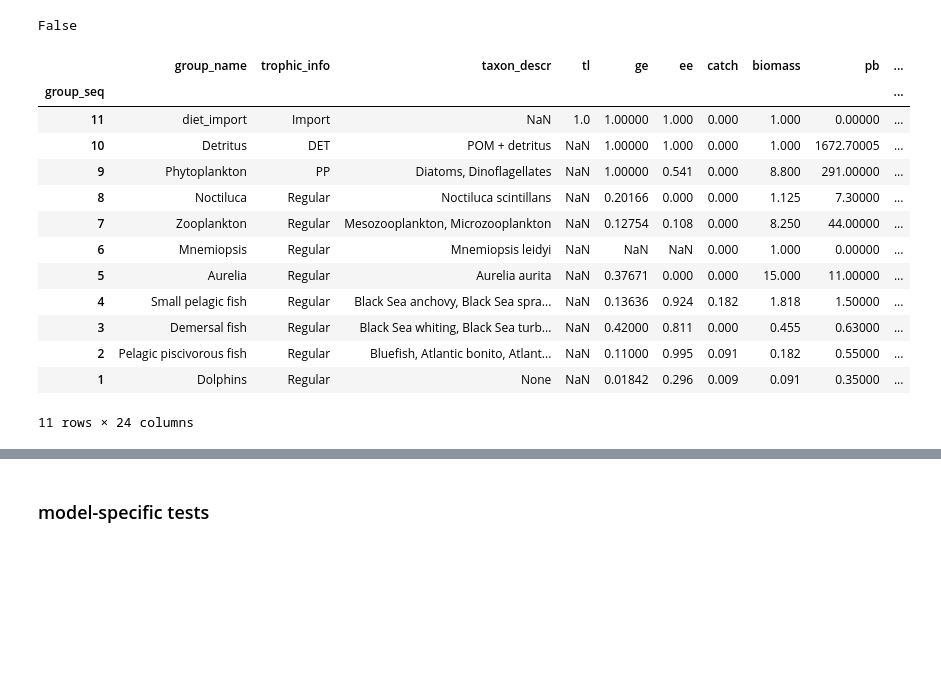
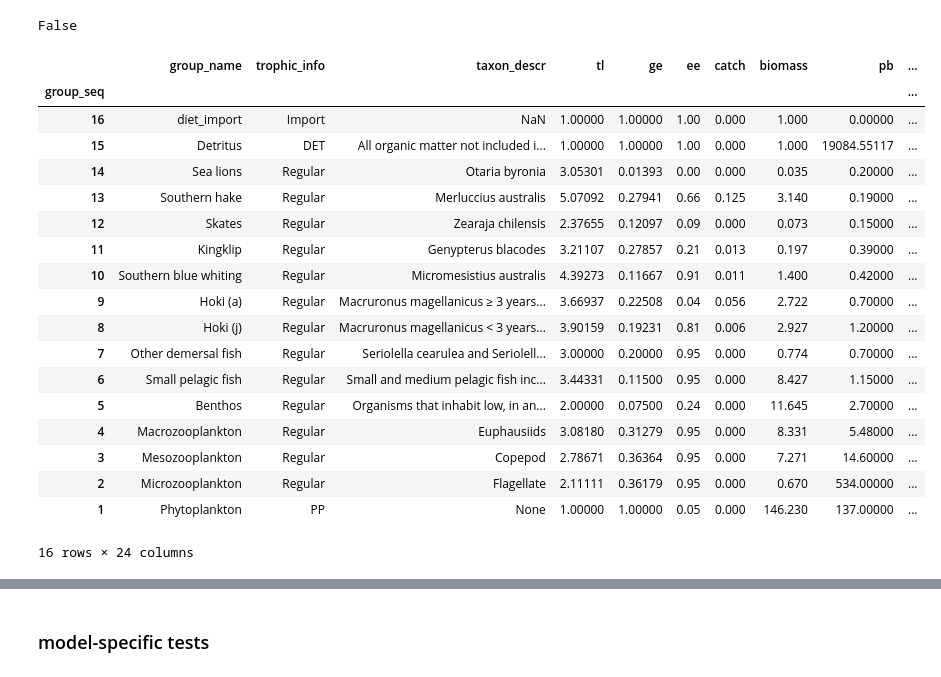
Before and after one commit to idocarmel1/PPREstimation, a Jupyter notebook: notebooks/tests.ipynb, the cells around one changed output, grey strips where cells are left out. Drawn from its saved outputs; the diff is of its cells as text; code cells hidden in the pictures; blank space fills up the shorter version.

```diff
--- a/notebooks/tests.ipynb
+++ b/notebooks/tests.ipynb
@@ -116,34 +116,39 @@ False
 # %%
 # model_path = '../real_models/EwE_jsons/227_227_Iceland_(1950).json'
 # model_path = '../real_models/ToyModels/900_900_Multi_DET_Toy_(2026).json'
 # model_path = '../real_models/EwE_jsons/68_68_Icelandic_shelf_(1997).json'
 # model_path = '../real_models/EwE_jsons/410_410_North_South_of_China_Sea_(1970).json'
 model_path = f'../real_models/EwE_jsons/691_691_Black_Sea_(1960).json'
 # model_path = f'../real_models/EwE_jsons/693_693_Black_Sea_(1988).json'
 # model_path = f'../real_models/EwE_jsons/433_433_BlackSea_(1955).json'
 # model_path = f'../real_models/new_EwE_jsons/{models_over_10000[4]}'
 
-model_path = f'../real_models/new_EwE_jsons/{models_over_10000[11]}'
+model_path = f'../real_models/new_EwE_jsons/{models_over_10000[0]}'
 # model_path = f'../real_models/new_EwE_jsons/{models_over_10000[15]}'
 
 model = ModelData(model_path)
 self = PPRCalculator.from_modeldata(model, underdetermined=False, zero_biomass_accum=False, default_gs=False)
 self.get_groups_df().round(5)
 # %% [output]
 |  | group_name | trophic_info | taxon_descr | tl | ge | ee | catch | biomass | pb | ... |
 | group_seq |  |  |  |  |  |  |  |  |  | ... |
-| 11 | diet_import | Import | NaN | 1.0 | 1.00000 | 1.000 | 0.000 | 1.000 | 0.00000 | ... |
-| 10 | Detritus | DET | POM + detritus | NaN | 1.00000 | 1.000 | 0.000 | 1.000 | 1672.70005 | ... |
-| 9 | Phytoplankton | PP | Diatoms, Dinoflagellates | NaN | 1.00000 | 0.541 | 0.000 | 8.800 | 291.00000 | ... |
-| 8 | Noctiluca | Regular | Noctiluca scintillans | NaN | 0.20166 | 0.000 | 0.000 | 1.125 | 7.30000 | ... |
-| 7 | Zooplankton | Regular | Mesozooplankton, Microzooplankton | NaN | 0.12754 | 0.108 | 0.000 | 8.250 | 44.00000 | ... |
-| 6 | Mnemiopsis | Regular | Mnemiopsis leidyi | NaN | NaN | NaN | 0.000 | 1.000 | 0.00000 | ... |
-| 5 | Aurelia | Regular | Aurelia aurita | NaN | 0.37671 | 0.000 | 0.000 | 15.000 | 11.00000 | ... |
-| 4 | Small pelagic fish | Regular | Black Sea anchovy, Black Sea spra... | NaN | 0.13636 | 0.924 | 0.182 | 1.818 | 1.50000 | ... |
-| 3 | Demersal fish | Regular | Black Sea whiting, Black Sea turb... | NaN | 0.42000 | 0.811 | 0.000 | 0.455 | 0.63000 | ... |
-| 2 | Pelagic piscivorous fish | Regular | Bluefish, Atlantic bonito, Atlant... | NaN | 0.11000 | 0.995 | 0.091 | 0.182 | 0.55000 | ... |
-| 1 | Dolphins | Regular | None | NaN | 0.01842 | 0.296 | 0.009 | 0.091 | 0.35000 | ... |
+| 16 | diet_import | Import | NaN | 1.00000 | 1.00000 | 1.00 | 0.000 | 1.000 | 0.00000 | ... |
+| 15 | Detritus | DET | All organic matter not included i... | 1.00000 | 1.00000 | 1.00 | 0.000 | 1.000 | 19084.55117 | ... |
+| 14 | Sea lions | Regular | Otaria byronia | 3.05301 | 0.01393 | 0.00 | 0.000 | 0.035 | 0.20000 | ... |
+| 13 | Southern hake | Regular | Merluccius australis | 5.07092 | 0.27941 | 0.66 | 0.125 | 3.140 | 0.19000 | ... |
+| 12 | Skates | Regular | Zearaja chilensis | 2.37655 | 0.12097 | 0.09 | 0.000 | 0.073 | 0.15000 | ... |
+| 11 | Kingklip | Regular | Genypterus blacodes | 3.21107 | 0.27857 | 0.21 | 0.013 | 0.197 | 0.39000 | ... |
+| 10 | Southern blue whiting | Regular | Micromesistius australis | 4.39273 | 0.11667 | 0.91 | 0.011 | 1.400 | 0.42000 | ... |
+| 9 | Hoki (a) | Regular | Macruronus magellanicus ≥ 3 years... | 3.66937 | 0.22508 | 0.04 | 0.056 | 2.722 | 0.70000 | ... |
+| 8 | Hoki (j) | Regular | Macruronus magellanicus < 3 years... | 3.90159 | 0.19231 | 0.81 | 0.006 | 2.927 | 1.20000 | ... |
+| 7 | Other demersal fish | Regular | Seriolella cearulea and Seriolell... | 3.00000 | 0.20000 | 0.95 | 0.000 | 0.774 | 0.70000 | ... |
+| 6 | Small pelagic fish | Regular | Small and medium pelagic fish inc... | 3.44331 | 0.11500 | 0.95 | 0.000 | 8.427 | 1.15000 | ... |
+| 5 | Benthos | Regular | Organisms that inhabit low, in an... | 2.00000 | 0.07500 | 0.24 | 0.000 | 11.645 | 2.70000 | ... |
+| 4 | Macrozooplankton | Regular | Euphausiids | 3.08180 | 0.31279 | 0.95 | 0.000 | 8.331 | 5.48000 | ... |
+| 3 | Mesozooplankton | Regular | Copepod | 2.78671 | 0.36364 | 0.95 | 0.000 | 7.271 | 14.60000 | ... |
+| 2 | Microzooplankton | Regular | Flagellate | 2.11111 | 0.36179 | 0.95 | 0.000 | 0.670 | 534.00000 | ... |
+| 1 | Phytoplankton | PP | None | 1.00000 | 1.00000 | 0.05 | 0.000 | 146.230 | 137.00000 | ... |
-11 rows × 24 columns
+16 rows × 24 columns
 # %%
 PPRCalculator.rename_results(self.get_DC(), self.seq2name).round(5)
 # PPRCalculator.rename_results(self.get_det_fate(), self.seq2name).round(5)
```
Also changed, not shown: parts of 2 cells of this notebook, 16 other files.
